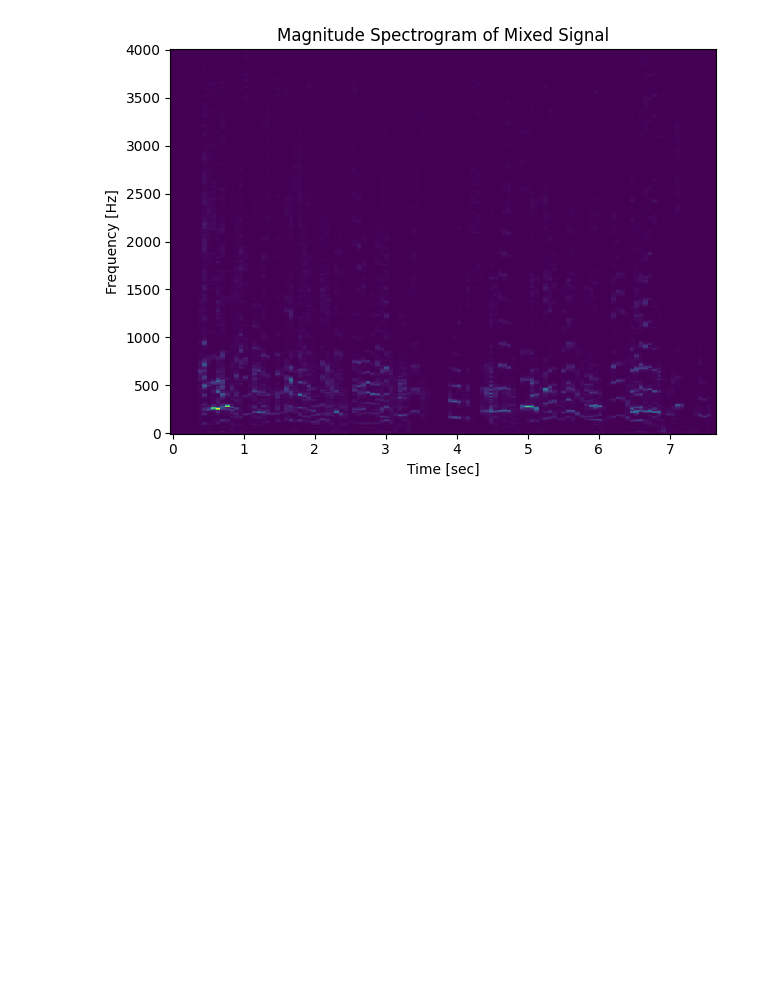
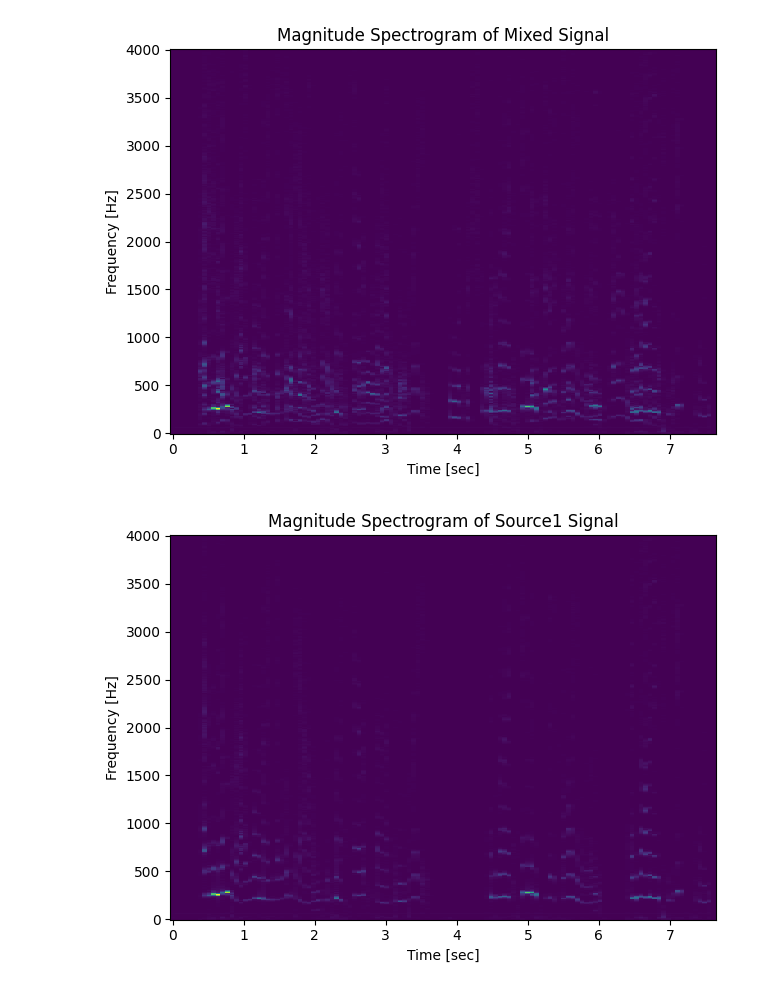
Before and after one commit to cosmos1030/blind_source_separation, a Jupyter notebook: visualization.ipynb, the cells around one changed output. Drawn from its saved outputs; the diff is of its cells as text; code cells hidden in the pictures; blank space fills up the shorter version.

```diff
--- a/visualization.ipynb
+++ b/visualization.ipynb
@@ -22,3 +19,24 @@ plt.tight_layout()
 plt.show()
 # %% [output]
 [figure]
+# %%
+import numpy as np
+from scipy.io import wavfile
+from scipy.signal import stft
+import matplotlib.pyplot as plt
+
+fs, x = wavfile.read('MiniLibriMix/train/s1/14-212-0013_7926-254949-0054.wav')
+x = x.astype(float)
+
+f, t, Zxx = stft(x, fs, nperseg=1024, noverlap=512)
+V = np.abs(Zxx)
+
+plt.figure()
+plt.pcolormesh(t, f, V)
+plt.ylabel('Frequency [Hz]')
+plt.xlabel('Time [sec]')
+plt.title('Magnitude Spectrogram of Source1 Signal')
+plt.tight_layout()
+plt.show()
+# %% [output]
+[figure, added]
```
Also changed, not shown: parts of 2 cells of this notebook, 5 other files.
